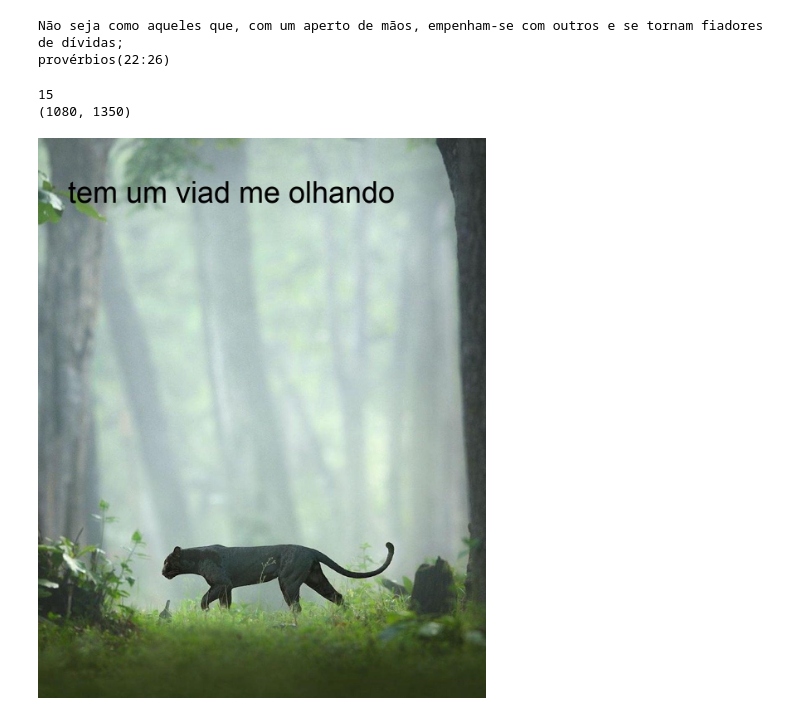
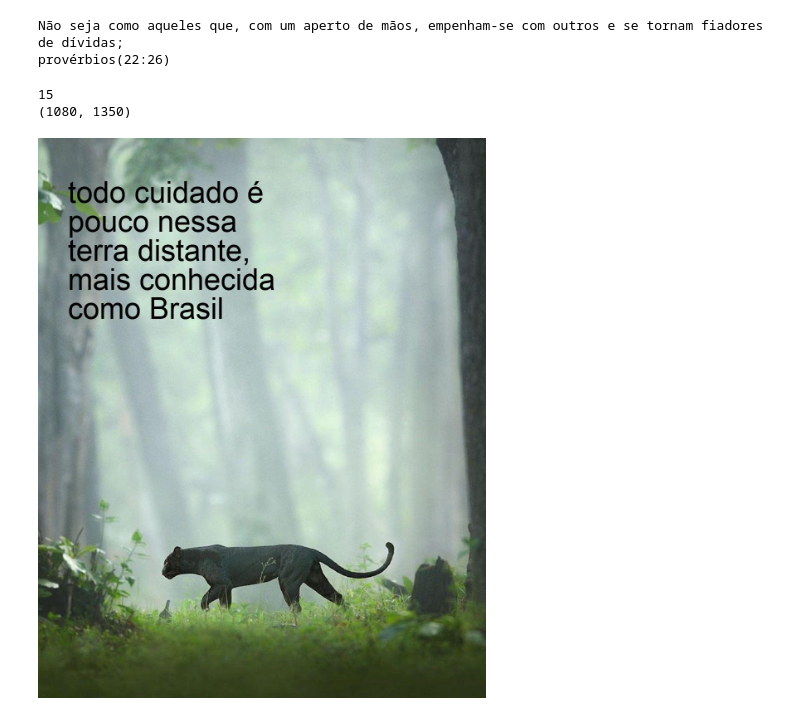
Before and after one commit to luisArthurRodriguesDaSilva/auto-pvr, a Jupyter notebook: autoProverbious.ipynb, the cells around one changed output. Saved outputs shown, nothing was run; the diff lists cells and outputs as text; code cells hidden in the pictures.

```diff
--- a/autoProverbious.ipynb
+++ b/autoProverbious.ipynb
@@ -67,35 +67,35 @@ from PIL import Image, ImageDraw, ImageFont
 import math
 #from funcs import *
 
-text = 'tem um viad me olhando'
+text = 'todo cuidado é pouco nessa terra distante, mais conhecida como Brasil'
 imgPath = '/content/drive/MyDrive/62af6d8.jpg'
 img = Image.open(imgPath)
 [width, height] = img.size
 cantofact = 15
 sizeOfCanto = int(width/cantofact)
 diminuit = 15
 fontSize=int(width/diminuit)
 [initialWidth,initialHeight] = map(lambda x: int(x/cantofact),[width,height])
 limitLine = int(diminuit)
 print(limitLine)
 convertedText = divitedText(text,limitLine)
 print(img.size)
 
 idr = ImageDraw.Draw(img)
 
 font = ImageFont.truetype('/content/drive/MyDrive/fontes/arial.ttf' ,int(fontSize))
 
 idr.text((initialWidth, initialHeight), convertedText, fill=(0, 0, 0), font=font)
 
 
 newPath = '/teste atual/essa.jpg'
 
 img.save(newPath)
 d.Image(newPath)
 # %% [output]
 15
 (1080, 1350)
-[figure, old version]
+[figure, new version]
 # %%
 auth = tweepy.OAuthHandler(keys['chave1'],keys['chave2'])
 auth.set_access_token(keys['chave3'],keys['chave4'])
```
Also changed, not shown: parts of 1 cell of this notebook.
